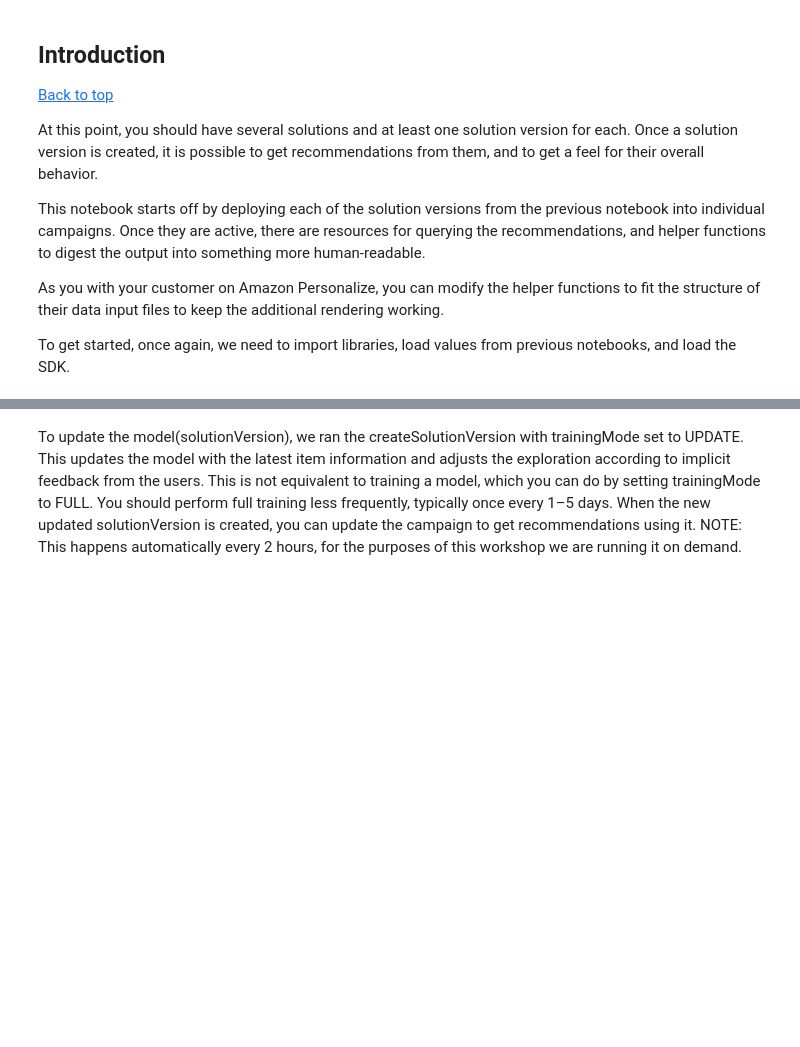
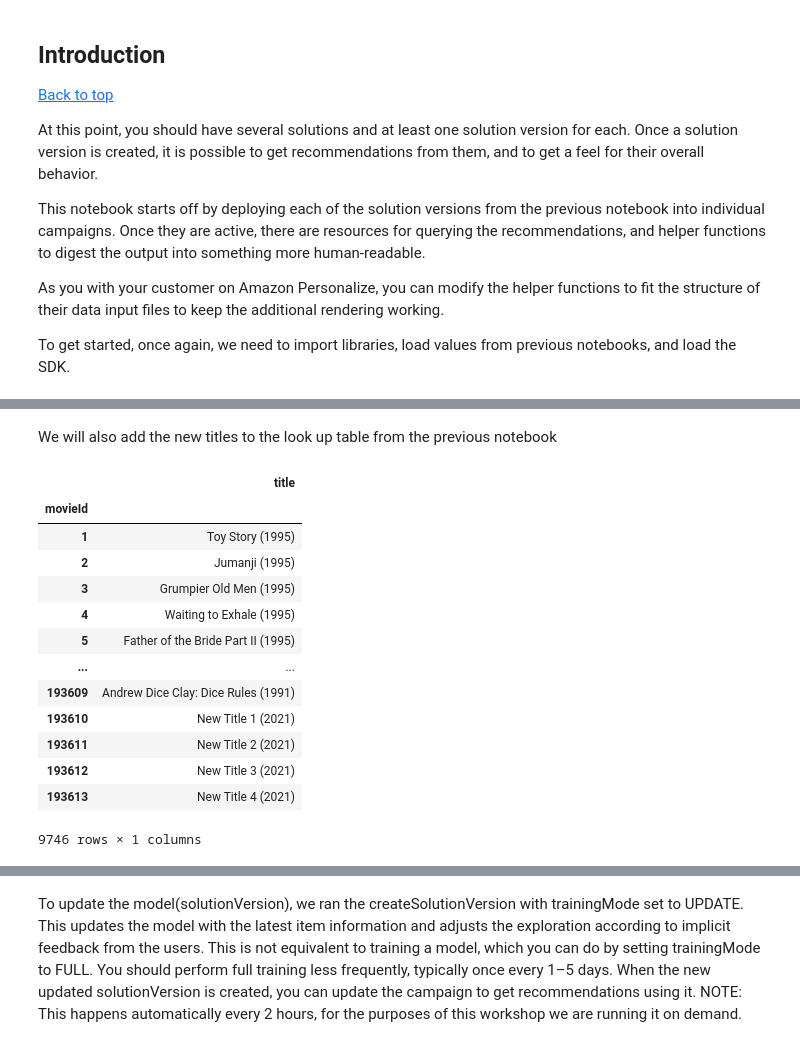
Before and after one commit to lmorri/amazon-personalize-samples, a Jupyter notebook: next_steps/workshops/POC_in_a_box/06_Adding_New_Items_and_Updating_Model.ipynb, the cells around one changed output, grey strips where cells are left out. Drawn from its saved outputs; the diff is of its cells as text; code cells hidden in the pictures; blank space fills up the shorter version.

```diff
--- a/next_steps/workshops/POC_in_a_box/06_Adding_New_Items_and_Updating_Model.ipynb
+++ b/next_steps/workshops/POC_in_a_box/06_Adding_New_Items_and_Updating_Model.ipynb
@@ -101,0 +103,22 @@ new_user_personalization_solution_version_arn='arn:aws:personalize:us-east-1:832
+# %% [markdown]
+We will also add the new titles to the look up table from the previous notebook
+# %%
+new_items_df = new_titles_df[['title']]
+new_items_df = new_items_df.rename_axis('movieId')
+items_df = items_df.append(new_items_df, ignore_index=False)
+items_df
+# %% [output]
+|  | title |
+| movieId |  |
+| 1 | Toy Story (1995) |
+| 2 | Jumanji (1995) |
+| 3 | Grumpier Old Men (1995) |
+| 4 | Waiting to Exhale (1995) |
+| 5 | Father of the Bride Part II (1995) |
+| ... | ... |
+| 193609 | Andrew Dice Clay: Dice Rules (1991) |
+| 193610 | New Title 1 (2021) |
+| 193611 | New Title 2 (2021) |
+| 193612 | New Title 3 (2021) |
+| 193613 | New Title 4 (2021) |
+9746 rows × 1 columns
```
Also changed, not shown: parts of 30 cells of this notebook, 5 other files.
